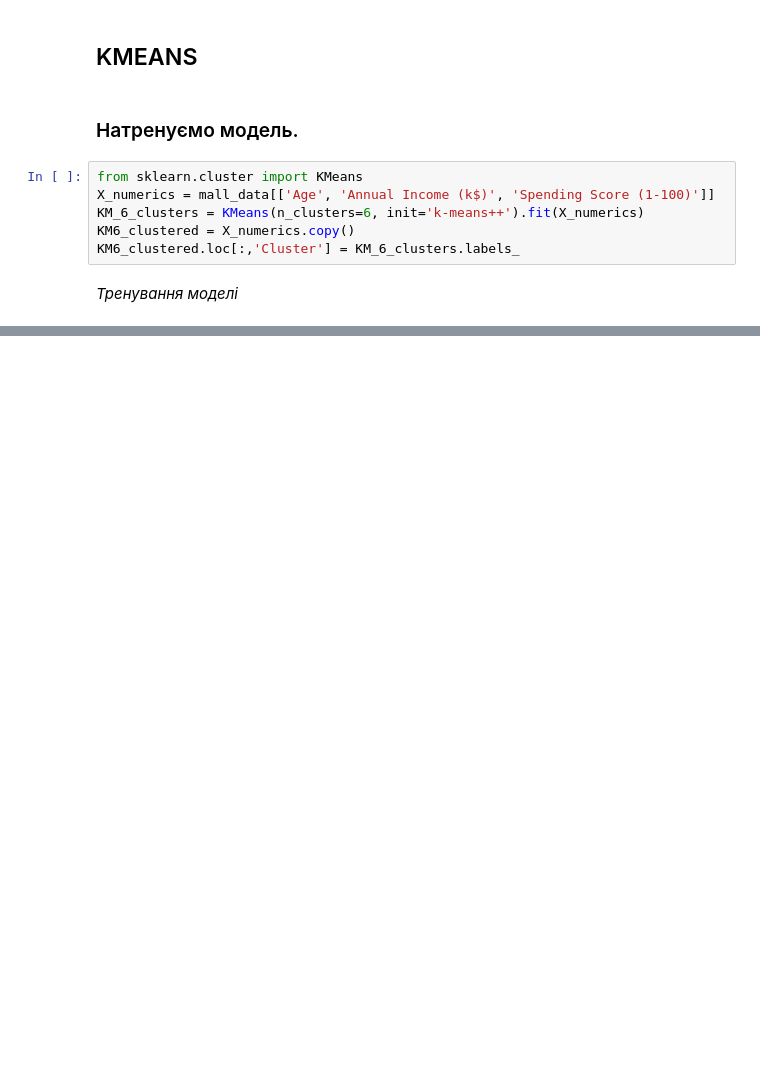
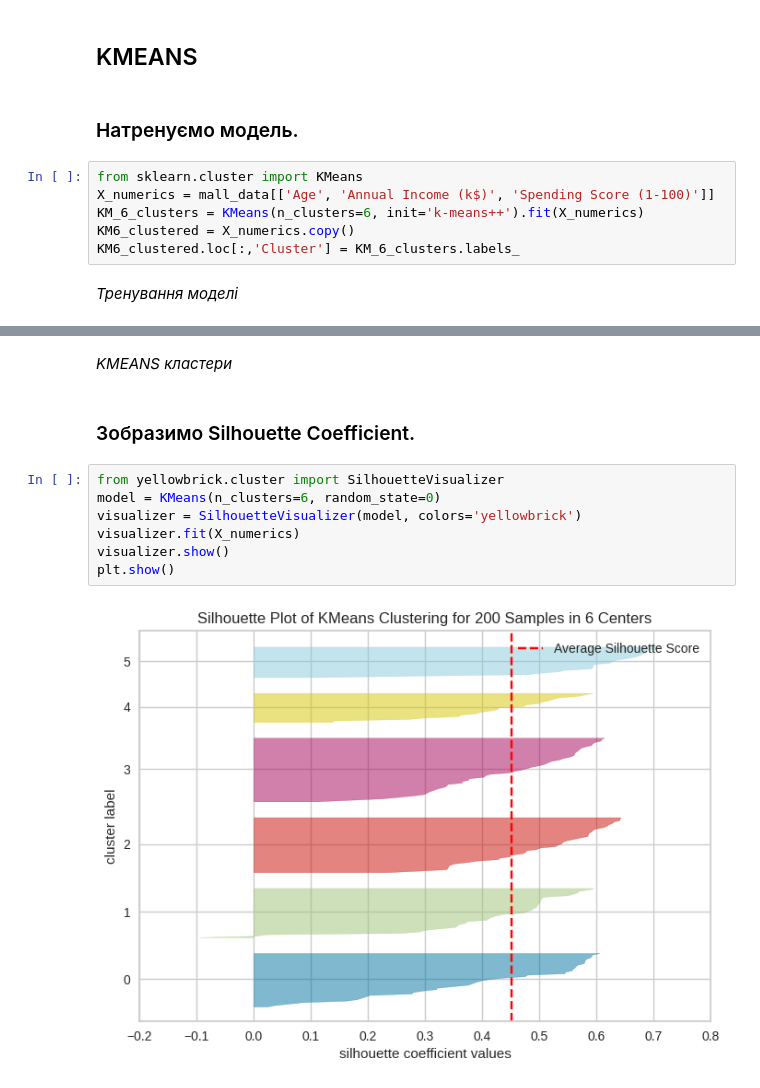
Before and after one commit to SideShowBoBGOT/PIIS, a Jupyter notebook: Lab2/lab2_4.ipynb, the cells around one changed output, grey strips where cells are left out. Drawn from its saved outputs; the diff is of its cells as text; blank space fills up the shorter version.

```diff
--- a/Lab2/lab2_4.ipynb
+++ b/Lab2/lab2_4.ipynb
@@ -53,0 +53,13 @@ TypeError: scatterplot() got multiple values for argument 'data'
+# %% [markdown]
+*KMEANS кластери*
+# %% [markdown]
+### Зобразимо Silhouette Coefficient.
+# %%
+from yellowbrick.cluster import SilhouetteVisualizer
+model = KMeans(n_clusters=6, random_state=0)
+visualizer = SilhouetteVisualizer(model, colors='yellowbrick')
+visualizer.fit(X_numerics)
+visualizer.show()
+plt.show()
+# %% [output]
+[figure, added]
```
Also changed, not shown: parts of 31 cells of this notebook, 5 other files.
